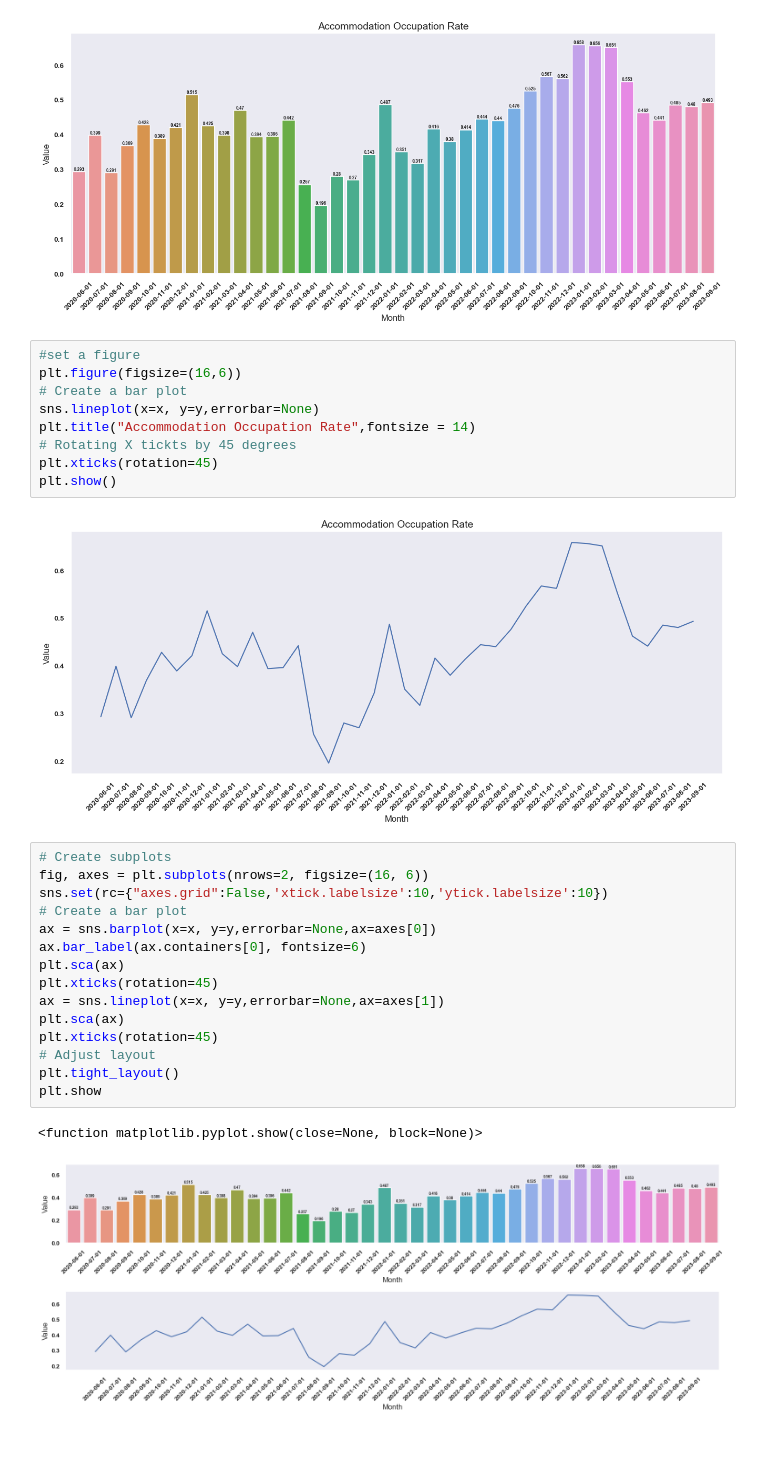
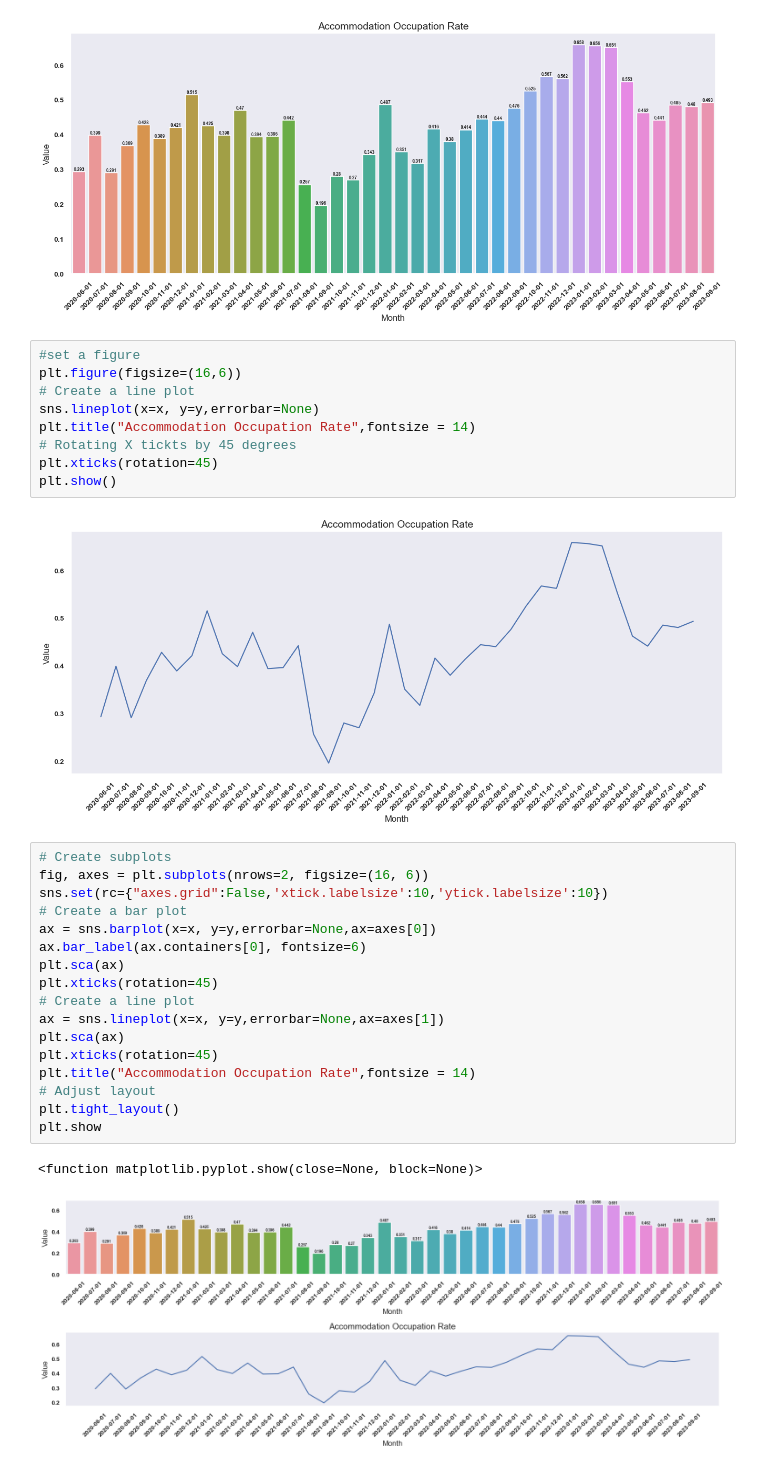
Before and after one commit to jamesou/machine_learning, a Jupyter notebook: Mlflow-Diabetes-Prediction-Pipeline/accommodation_analysis.ipynb, the cells around one changed output. Saved outputs shown, nothing was run; the diff lists cells and outputs as text.

```diff
--- a/Mlflow-Diabetes-Prediction-Pipeline/accommodation_analysis.ipynb
+++ b/Mlflow-Diabetes-Prediction-Pipeline/accommodation_analysis.ipynb
@@ -104,7 +104,7 @@ plt.show()
 # %%
 #set a figure
 plt.figure(figsize=(16,6))
-# Create a bar plot
+# Create a line plot
 sns.lineplot(x=x, y=y,errorbar=None)
 plt.title("Accommodation Occupation Rate",fontsize = 14)
 # Rotating X tickts by 45 degrees
@@ -115,18 +115,20 @@ plt.show()
 # %%
 # Create subplots
 fig, axes = plt.subplots(nrows=2, figsize=(16, 6))
 sns.set(rc={"axes.grid":False,'xtick.labelsize':10,'ytick.labelsize':10})
 # Create a bar plot
 ax = sns.barplot(x=x, y=y,errorbar=None,ax=axes[0])
 ax.bar_label(ax.containers[0], fontsize=6)
 plt.sca(ax)
 plt.xticks(rotation=45)
+# Create a line plot
 ax = sns.lineplot(x=x, y=y,errorbar=None,ax=axes[1])
 plt.sca(ax)
 plt.xticks(rotation=45)
+plt.title("Accommodation Occupation Rate",fontsize = 14)
 # Adjust layout
 plt.tight_layout()
 plt.show
 # %% [output]
 <function matplotlib.pyplot.show(close=None, block=None)>
-[figure, old version]
+[figure, new version]
```
Also changed, not shown: parts of 2 cells of this notebook.
